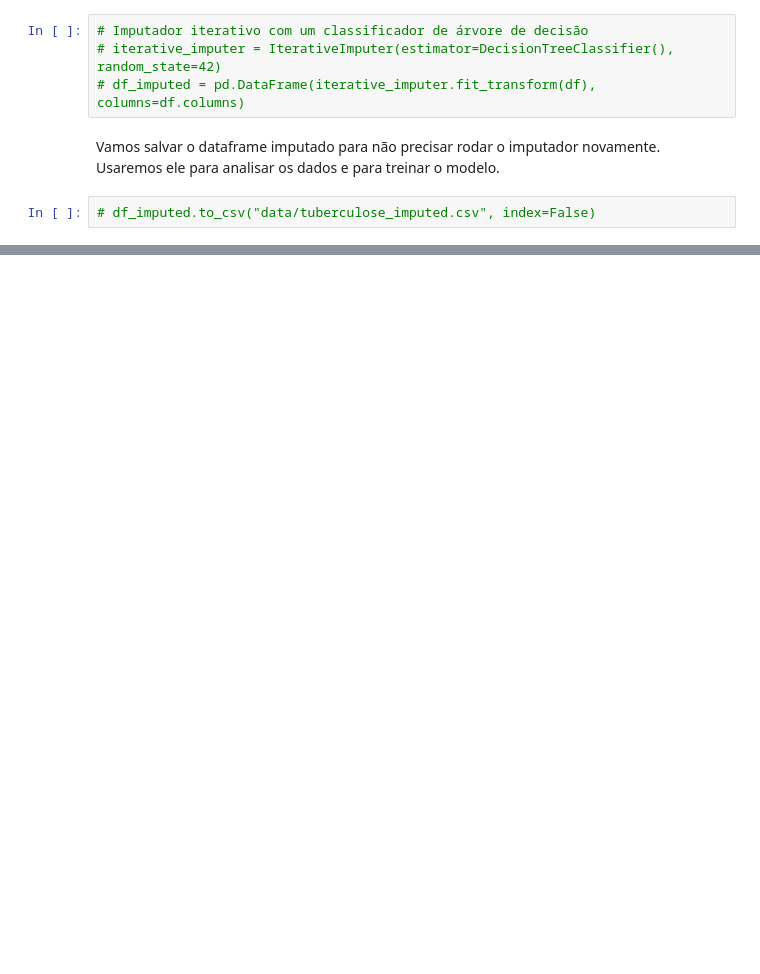
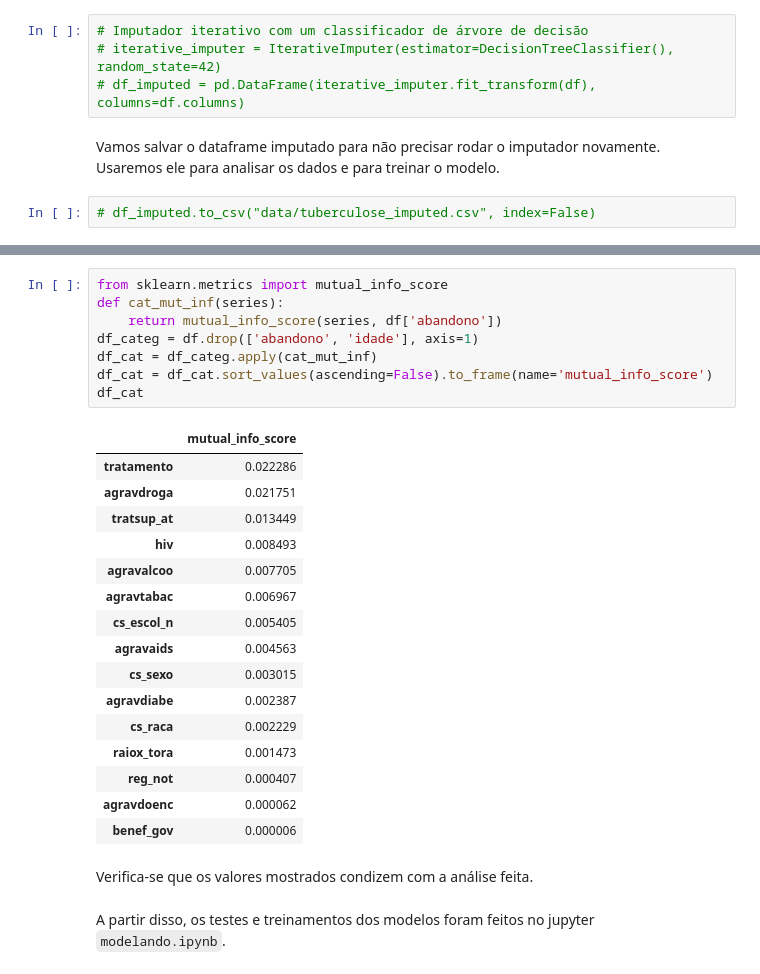
Before and after one commit to intel-comp-saude-ufes/2024-1-P1-TB-treatment-abandonment-classifier, a Jupyter notebook: abandono_trat_tuberculose_analise.ipynb, the cells around one changed output, grey strips where cells are left out. Saved outputs shown, nothing was run; the diff lists cells and outputs as text; blank space fills up the shorter version.

```diff
--- a/abandono_trat_tuberculose_analise.ipynb
+++ b/abandono_trat_tuberculose_analise.ipynb
@@ -106,0 +328,29 @@ MASC
+# %%
+from sklearn.metrics import mutual_info_score
+def cat_mut_inf(series):
+    return mutual_info_score(series, df['abandono'])
+df_categ = df.drop(['abandono', 'idade'], axis=1)
+df_cat = df_categ.apply(cat_mut_inf)
+df_cat = df_cat.sort_values(ascending=False).to_frame(name='mutual_info_score')
+df_cat
+# %% [output]
+|  | mutual_info_score |
+| tratamento | 0.022286 |
+| agravdroga | 0.021751 |
+| tratsup_at | 0.013449 |
+| hiv | 0.008493 |
+| agravalcoo | 0.007705 |
+| agravtabac | 0.006967 |
+| cs_escol_n | 0.005405 |
+| agravaids | 0.004563 |
+| cs_sexo | 0.003015 |
+| agravdiabe | 0.002387 |
+| cs_raca | 0.002229 |
+| raiox_tora | 0.001473 |
+| reg_not | 0.000407 |
+| agravdoenc | 0.000062 |
+| benef_gov | 0.000006 |
+# %% [markdown]
+Verifica-se que os valores mostrados condizem com a análise feita.
+# %% [markdown]
+A partir disso, os testes e treinamentos dos modelos foram feitos no jupyter `modelando.ipynb`.
```
Also changed, not shown: parts of 63 cells of this notebook.
